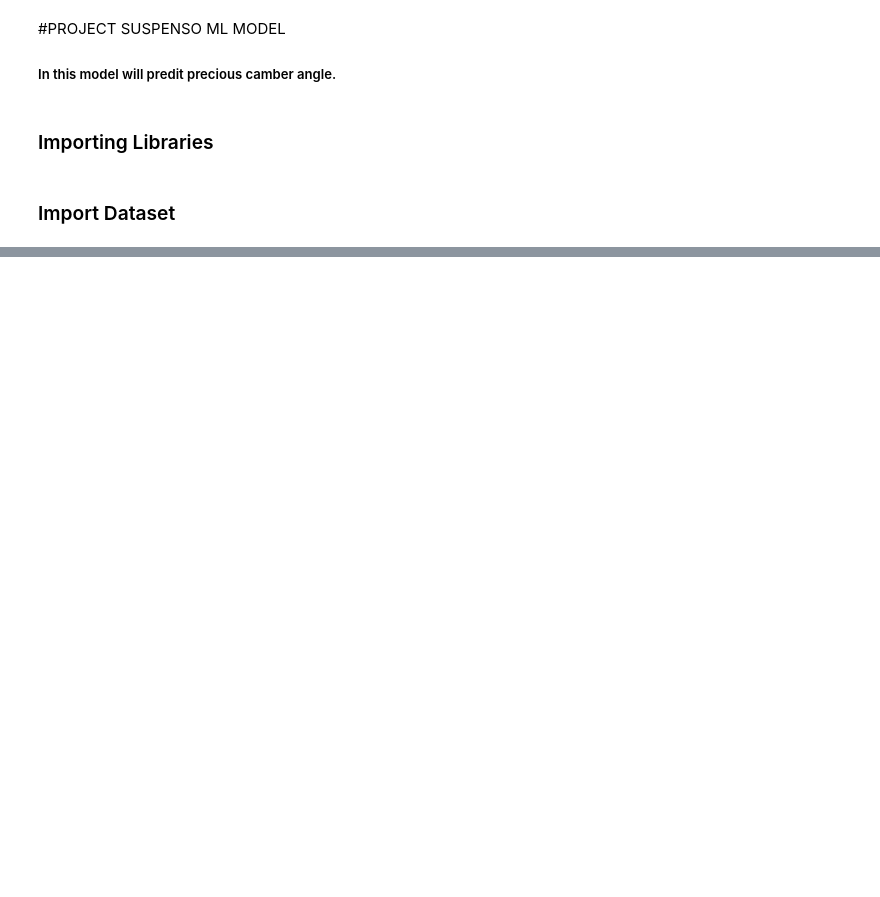
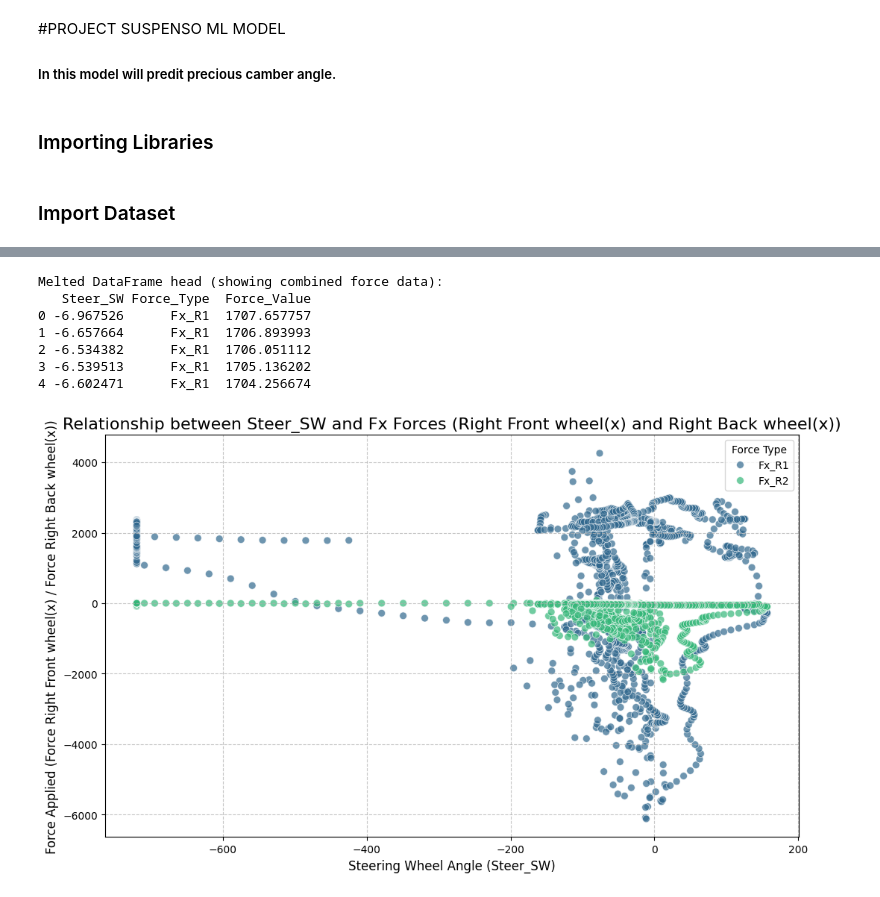
Before and after one commit to Imesh-Isuranga/Suspenso, a Jupyter notebook: ML/Suspenso_ML.ipynb, the cells around one changed output, grey strips where cells are left out. Drawn from its saved outputs; the diff is of its cells as text; code cells hidden in the pictures; blank space fills up the shorter version.

```diff
--- a/ML/Suspenso_ML.ipynb
+++ b/ML/Suspenso_ML.ipynb
@@ -43,0 +75,50 @@ Suspensos_df.describe()
+# %%
+df = pd.read_csv("SuspensionData.csv")
+df.columns = df.columns.str.strip()
+
+x_col = 'Steer_SW'
+y_cols_to_plot = ['Fx_R1', 'Fx_R2']
+
+required_cols = [x_col] + y_cols_to_plot
+if not all(col in df.columns for col in required_cols):
+    print(f"Error: One or more required columns ({required_cols}) not found in the DataFrame.")
+    print("Available columns:", df.columns.tolist())
+    exit()
+
+df_melted = df.melt(
+    id_vars=[x_col],
+    value_vars=y_cols_to_plot,
+    var_name='Force_Type',  # New column for 'Fx_R1' or 'Fx_R2'
+    value_name='Force_Value' # New column for the actual force value
+
+)
+
+print("\nMelted DataFrame head (showing combined force data):")
+print(df_melted.head())
+
+plt.figure(figsize=(12, 7))
+sns.scatterplot(
+    data=df_melted,
+    x=x_col,
+    y='Force_Value', # Use the new combined force column
+    hue='Force_Type', # Use the new column indicating source (Fx_R1 or Fx_R2) for coloring
+    palette='viridis', # Choose a color palette (e.g., 'viridis', 'plasma', 'coolwarm')
+    s=50,               # Size of the points
+    alpha=0.7           # Transparency of the points
+)
+
+plt.title(f'Relationship between {x_col} and Fx Forces (Right Front wheel(x) and Right Back wheel(x))', fontsize=16)
+plt.xlabel('Steering Wheel Angle (Steer_SW)', fontsize=12)
+plt.ylabel('Force Applied (Force Right Front wheel(x) / Force Right Back wheel(x))', fontsize=12)
+plt.grid(True, linestyle='--', alpha=0.7) # Add a subtle grid
+plt.legend(title='Force Type') # Add a legend
+plt.show()
+# %% [output]
+Melted DataFrame head (showing combined force data):
+   Steer_SW Force_Type  Force_Value
+0 -6.967526      Fx_R1  1707.657757
+1 -6.657664      Fx_R1  1706.893993
+2 -6.534382      Fx_R1  1706.051112
+3 -6.539513      Fx_R1  1705.136202
+4 -6.602471      Fx_R1  1704.256674
+[figure, added]
```
Also changed, not shown: parts of 9 cells of this notebook, 3 other files.
